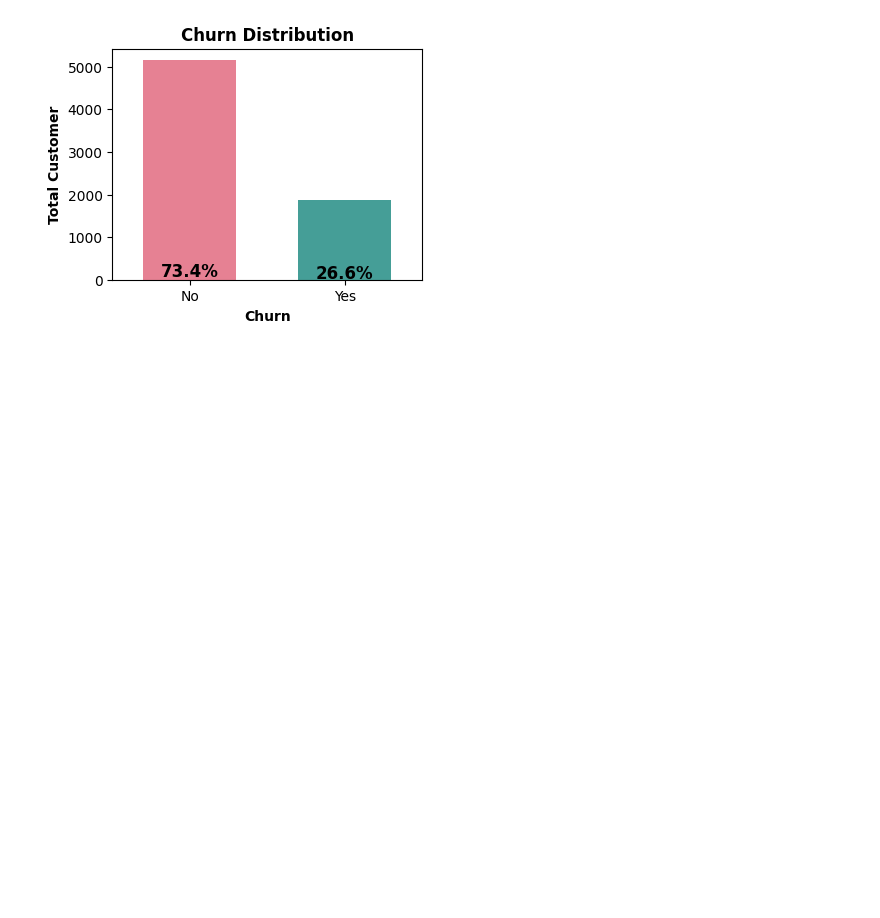
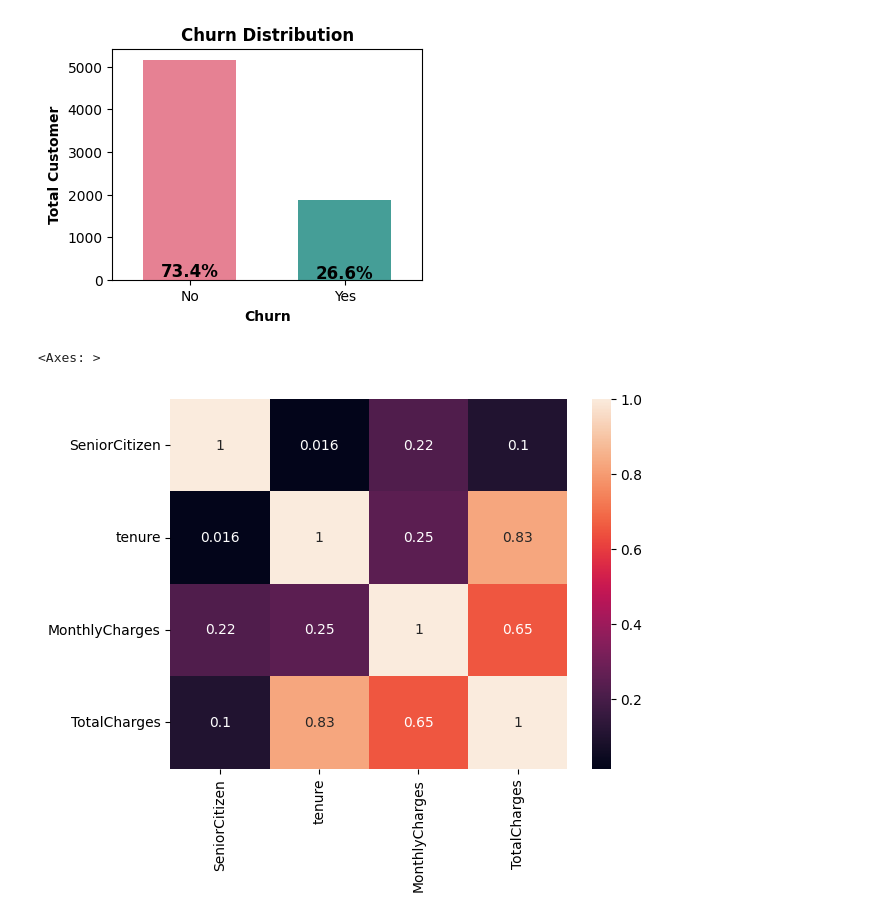
Before and after one commit to Md-Maruf-1727/customer-churn-prediction-ml, a Jupyter notebook: NoteBooks/03_eda_visualization.ipynb, the cells around one changed output. Saved outputs shown, nothing was run; the diff lists cells and outputs as text; code cells hidden in the pictures; blank space fills up the shorter version.

```diff
--- a/NoteBooks/03_eda_visualization.ipynb
+++ b/NoteBooks/03_eda_visualization.ipynb
@@ -32,4 +32,7 @@ plt.show()
 # %% [output]
 [figure]
 # %%
-sel_col = ['gender', '']
+sns.heatmap(df.corr(numeric_only=True), annot=True)
+# %% [output]
+<Axes: >
+[figure, added]
```
Also changed, not shown: 1 other file.
